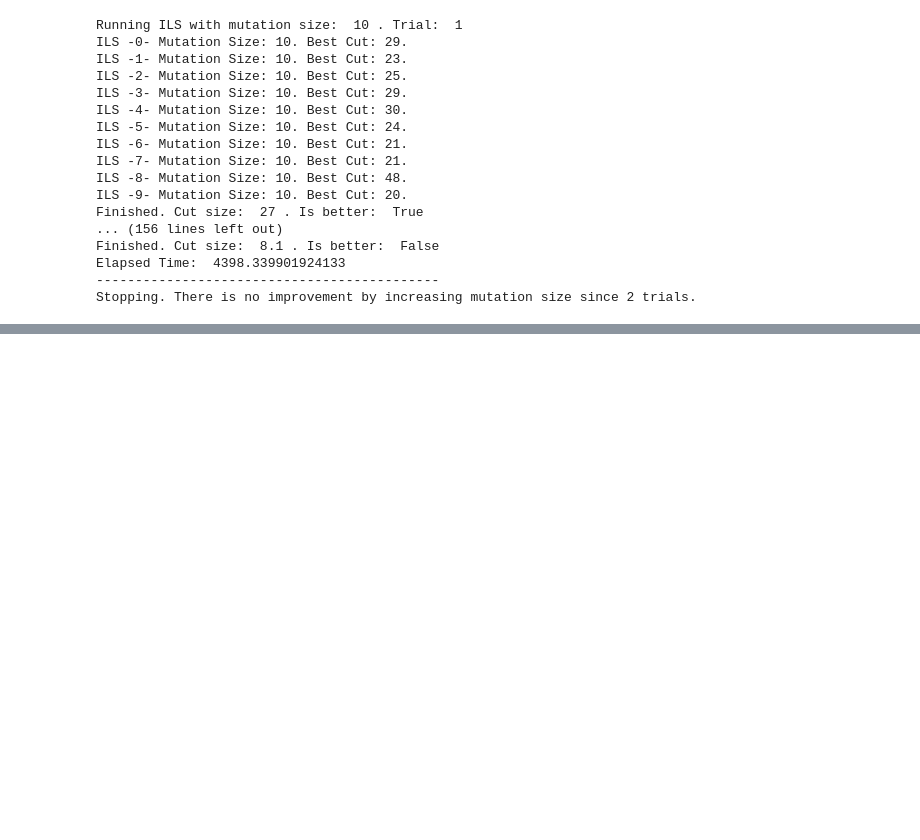
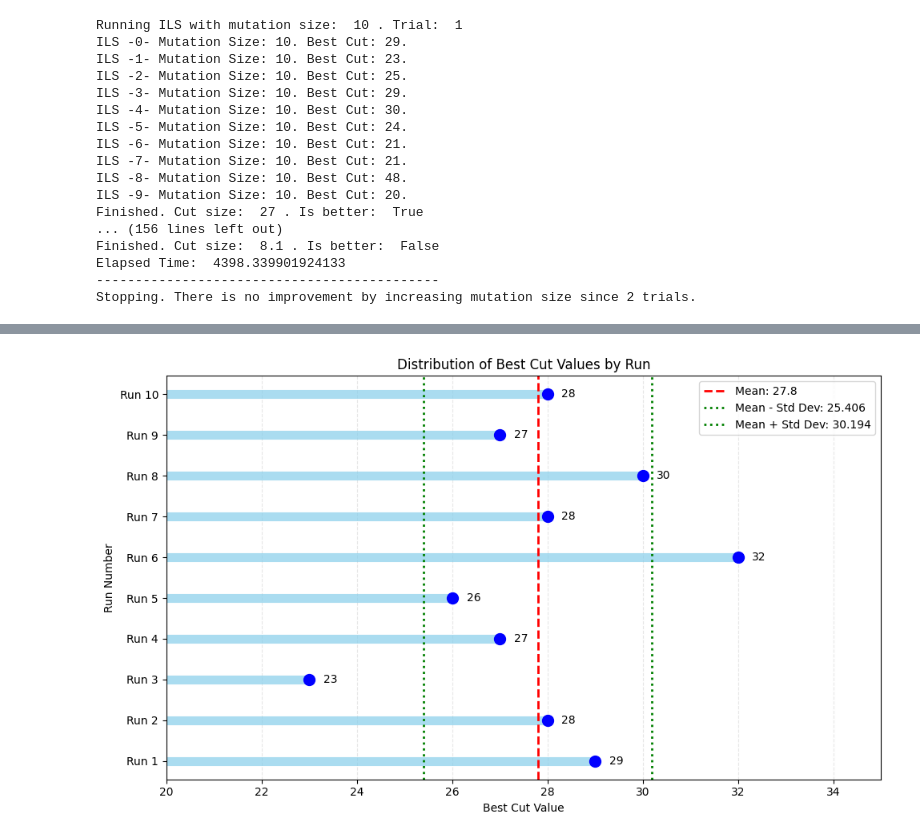
Before and after one commit to Cem-Kaya/Evo_Comp_Assignment_2, a Jupyter notebook: Practical_Assignment_2.ipynb, the cells around one changed output, grey strips where cells are left out. Saved outputs shown, nothing was run; the diff lists cells and outputs as text; code cells hidden in the pictures; blank space fills up the shorter version.

Commit message:
statistical test, generating report data.

```diff
--- a/Practical_Assignment_2.ipynb
+++ b/Practical_Assignment_2.ipynb
@@ -161,0 +170,13 @@ MLS - 7. Best Cut: 30. Elapsed: 453.365.
+# %%
+#MLS
+import utils
+from IPython.display import HTML
+#import pandas as pd
+
+filename="pckl/2025-03-26_17-46-39_MLS-runs_10-max_iterations_10000-best_cut_27.8-time_439.552.pkl"
+#filename="pckl/2025-03-26_13-10-47_MLS-parallel-runs_10-max_iterations_10000-best_cut_28.4-time_635.297.pkl"
+results = utils.load_pickle(filename)
+#print(results)
+
+df, html_table = utils.convert_results_to_dataframe(results)
+HTML(html_table)
@@ -161,0 +195,44 @@ MLS - 7. Best Cut: 30. Elapsed: 453.365.
+# %%
+import matplotlib.pyplot as plt
+
+#create stats and plots for MLS.
+#LLM Prompt: calculate the mean and stdev of best cut. calculate the mean of time elapsed. round to 3 decimal places.
+# Calculate statistics
+mean_best_cut = df['Best Cut'].mean().round(3)
+std_best_cut = df['Best Cut'].std().round(3)
+mean_time_elapsed = df['Time Elapsed'].mean().round(3)
+
+# Print the results
+print(f"Best Cut: Mean = {mean_best_cut}, Std Dev = {std_best_cut}")
+print(f"Time Elapsed: Mean = {mean_time_elapsed}")
+
+# Create a plot showing the best cut distribution. mark the mean and stdev. Y axis is run number, X axis is best cut value.
+# Create a plot with run numbers on y-axis and best cut on x-axis
+plt.figure(figsize=(10, 6))
+
+# Plot each run's best cut as a horizontal bar
+for i, cut in enumerate(df['Best Cut']):
+    plt.hlines(y=i, xmin=20, xmax=cut, color='skyblue', linewidth=8, alpha=0.7)
+    plt.scatter(cut, i, color='blue', s=100, zorder=3)
+    plt.text(cut+0.3, i, f"{cut}", va='center')
+
+# Add vertical lines for mean and mean±std
+plt.axvline(mean_best_cut, color='red', linestyle='dashed', linewidth=2,
+            label=f'Mean: {mean_best_cut}')
+plt.axvline(mean_best_cut - std_best_cut, color='green', linestyle='dotted', linewidth=2,
+            label=f'Mean - Std Dev: {(mean_best_cut - std_best_cut):.3f}')
+plt.axvline(mean_best_cut + std_best_cut, color='green', linestyle='dotted', linewidth=2,
+            label=f'Mean + Std Dev: {(mean_best_cut + std_best_cut):.3f}')
+
+# Set y-ticks as run numbers (0-9)
+plt.yticks(range(len(df)), [f"Run {i+1}" for i in range(len(df))])
+
+# Add labels and title
+plt.xlabel('Best Cut Value')
+plt.ylabel('Run Number')
+plt.title('Distribution of Best Cut Values by Run')
+plt.grid(axis='x', alpha=0.3, linestyle='--')
+plt.legend(loc='upper right')
+plt.xlim(20, 35)  # Set reasonable x-axis limits
+plt.tight_layout()
+# %% [output]
@@ -161,0 +241 @@ MLS - 7. Best Cut: 30. Elapsed: 453.365.
+[figure, added]
```
Also changed, not shown: parts of 9 cells of this notebook, 5 other files.
